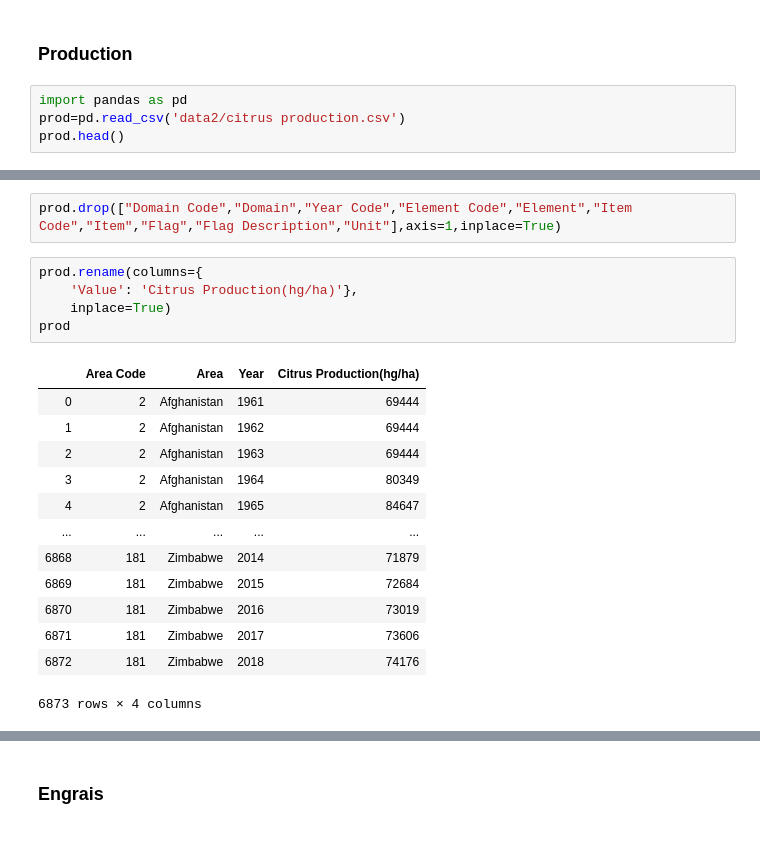
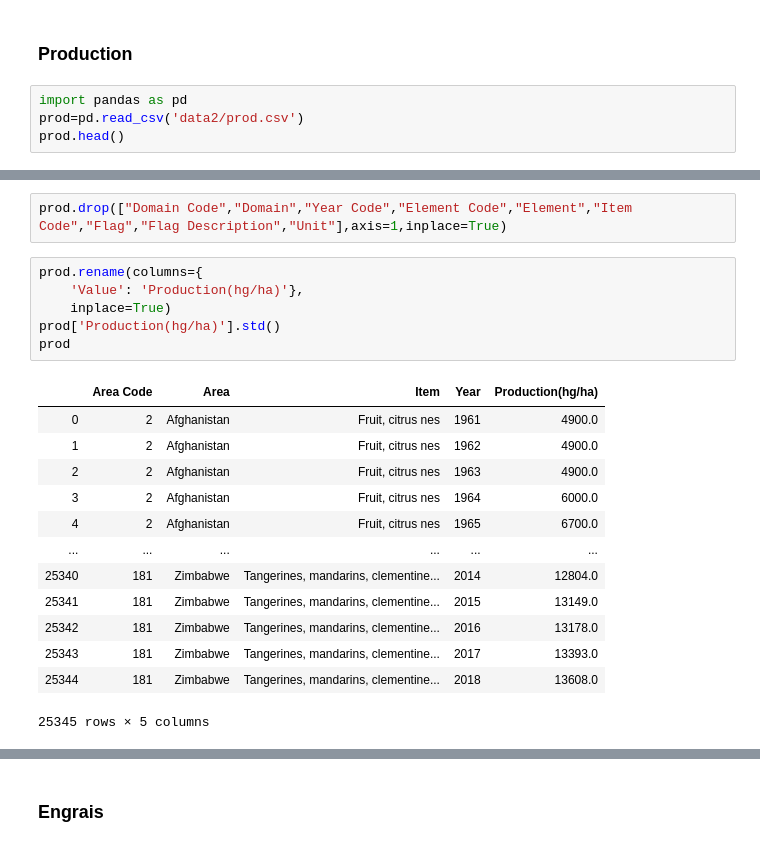
Before and after one commit to SmailSabrina/StageAitech, a Jupyter notebook: Untitled.ipynb, the cells around one changed output, grey strips where cells are left out. Drawn from its saved outputs; the diff is of its cells as text.

```diff
--- a/Untitled.ipynb
+++ b/Untitled.ipynb
@@ -2,7 +45,7 @@
 ### Production
 # %%
 import pandas as pd
-prod=pd.read_csv('data2/citrus production.csv')
+prod=pd.read_csv('data2/prod.csv')
 prod.head()
 # %% [output]
 |  | Domain Code | Domain | Area Code | Area | Element Code | Element | Item Code | Item | Year Code | ... |
@@ -14,21 +57,22 @@ prod.head()
 # %%
-prod.drop(["Domain Code","Domain","Year Code","Element Code","Element","Item Code","Item","Flag","Flag Description","Unit"],axis=1,inplace=True)
+prod.drop(["Domain Code","Domain","Year Code","Element Code","Element","Item Code","Flag","Flag Description","Unit"],axis=1,inplace=True)
 # %%
 prod.rename(columns={
-    'Value': 'Citrus Production(hg/ha)'},
+    'Value': 'Production(hg/ha)'},
     inplace=True)
+prod['Production(hg/ha)'].std()
 prod
 # %% [output]
-|  | Area Code | Area | Year | Citrus Production(hg/ha) |
-| 0 | 2 | Afghanistan | 1961 | 69444 |
-| 1 | 2 | Afghanistan | 1962 | 69444 |
-| 2 | 2 | Afghanistan | 1963 | 69444 |
-| 3 | 2 | Afghanistan | 1964 | 80349 |
-| 4 | 2 | Afghanistan | 1965 | 84647 |
-| ... | ... | ... | ... | ... |
-| 6868 | 181 | Zimbabwe | 2014 | 71879 |
-| 6869 | 181 | Zimbabwe | 2015 | 72684 |
-| 6870 | 181 | Zimbabwe | 2016 | 73019 |
-| 6871 | 181 | Zimbabwe | 2017 | 73606 |
-| 6872 | 181 | Zimbabwe | 2018 | 74176 |
+|  | Area Code | Area | Item | Year | Production(hg/ha) |
+| 0 | 2 | Afghanistan | Fruit, citrus nes | 1961 | 4900.0 |
+| 1 | 2 | Afghanistan | Fruit, citrus nes | 1962 | 4900.0 |
+| 2 | 2 | Afghanistan | Fruit, citrus nes | 1963 | 4900.0 |
+| 3 | 2 | Afghanistan | Fruit, citrus nes | 1964 | 6000.0 |
+| 4 | 2 | Afghanistan | Fruit, citrus nes | 1965 | 6700.0 |
+| ... | ... | ... | ... | ... | ... |
+| 25340 | 181 | Zimbabwe | Tangerines, mandarins, clementine... | 2014 | 12804.0 |
+| 25341 | 181 | Zimbabwe | Tangerines, mandarins, clementine... | 2015 | 13149.0 |
+| 25342 | 181 | Zimbabwe | Tangerines, mandarins, clementine... | 2016 | 13178.0 |
+| 25343 | 181 | Zimbabwe | Tangerines, mandarins, clementine... | 2017 | 13393.0 |
+| 25344 | 181 | Zimbabwe | Tangerines, mandarins, clementine... | 2018 | 13608.0 |
-6873 rows × 4 columns
+25345 rows × 5 columns
```
Also changed, not shown: parts of 31 cells of this notebook, 18 other files.
